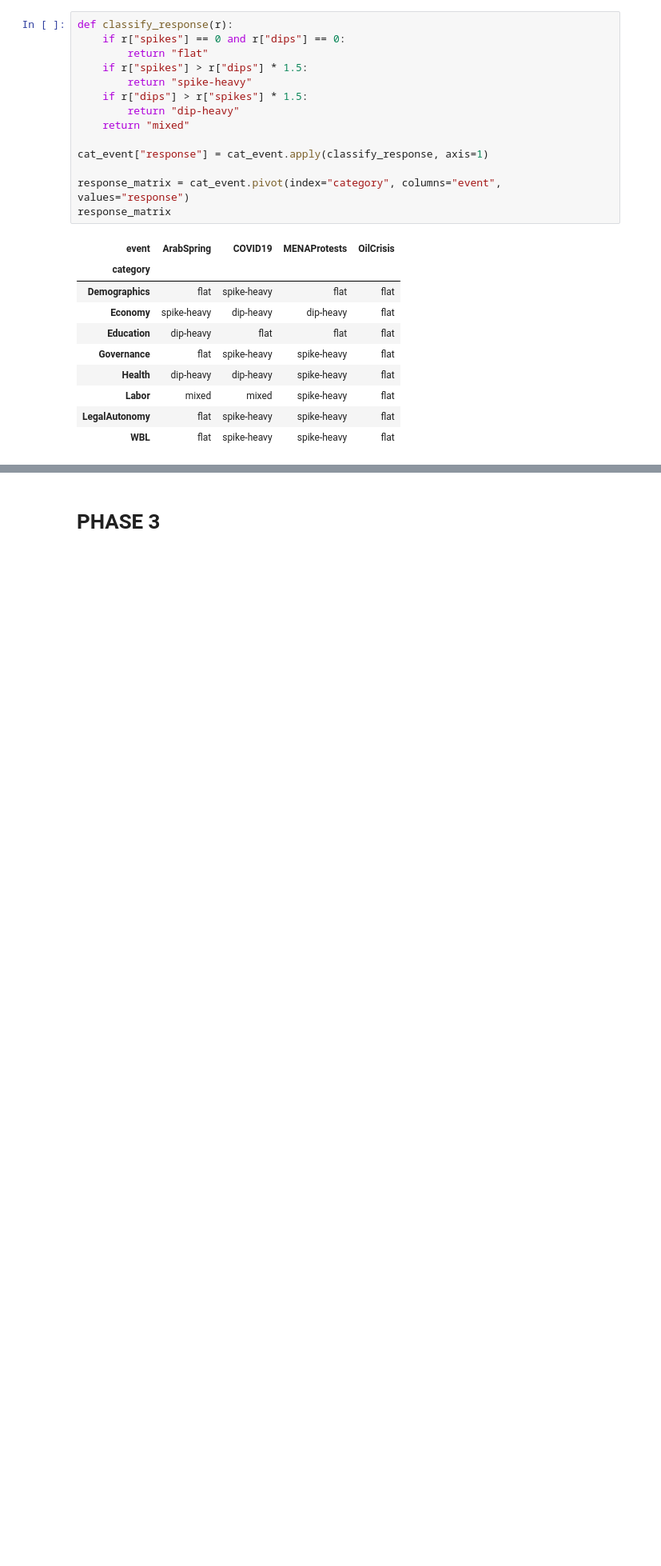
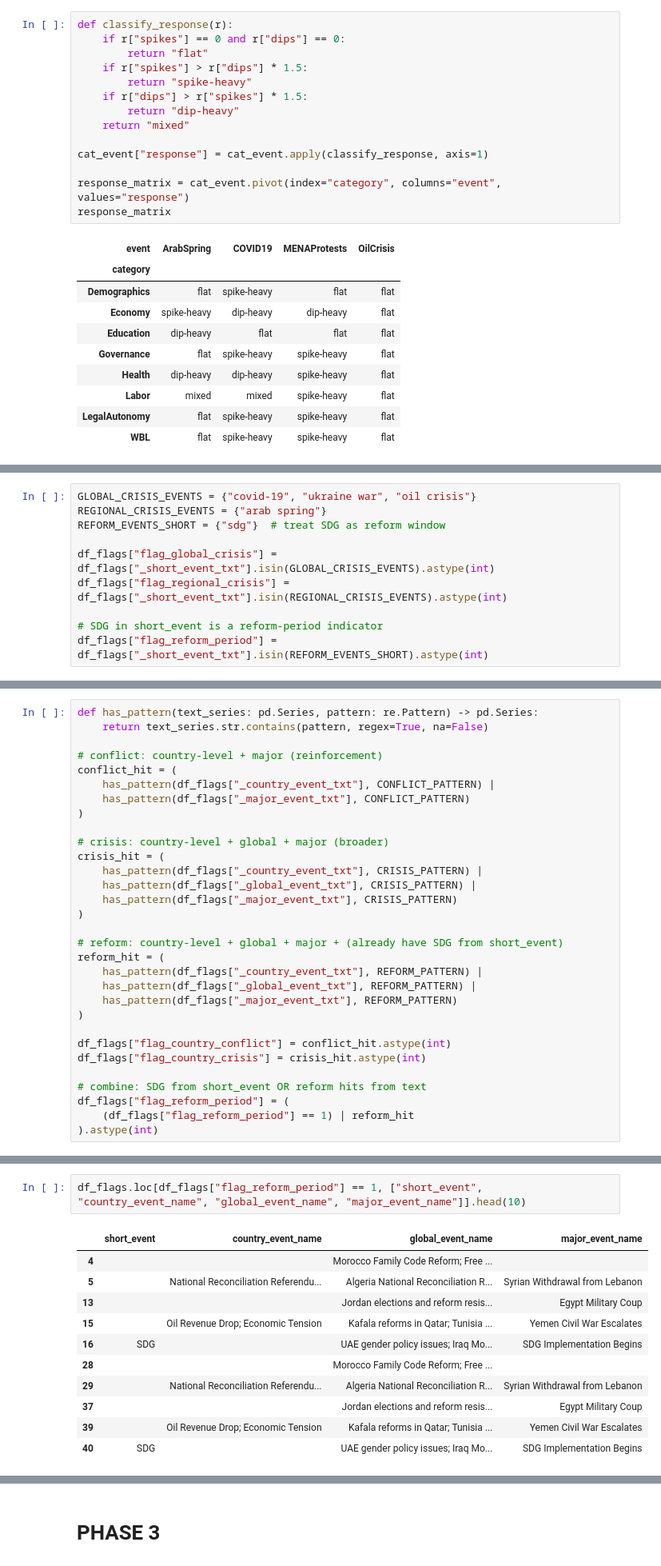
Before and after one commit to daniehben/worldbank-api-pipeline, a Jupyter notebook: notebooks/Event_Overlay.ipynb, the cells around one changed output, grey strips where cells are left out. Shown at 80% size. Drawn from its saved outputs; the diff is of its cells as text; blank space fills up the shorter version.

```diff
--- a/notebooks/Event_Overlay.ipynb
+++ b/notebooks/Event_Overlay.ipynb
@@ -607,0 +739,10 @@ response_matrix
+# %%
+GLOBAL_CRISIS_EVENTS = {"covid-19", "ukraine war", "oil crisis"}
+REGIONAL_CRISIS_EVENTS = {"arab spring"}
+REFORM_EVENTS_SHORT = {"sdg"}  # treat SDG as reform window
+
+df_flags["flag_global_crisis"] = df_flags["_short_event_txt"].isin(GLOBAL_CRISIS_EVENTS).astype(int)
+df_flags["flag_regional_crisis"] = df_flags["_short_event_txt"].isin(REGIONAL_CRISIS_EVENTS).astype(int)
+
+# SDG in short_event is a reform-period indicator
+df_flags["flag_reform_period"] = df_flags["_short_event_txt"].isin(REFORM_EVENTS_SHORT).astype(int)
@@ -607,0 +773,31 @@ response_matrix
+# %%
+def has_pattern(text_series: pd.Series, pattern: re.Pattern) -> pd.Series:
+    return text_series.str.contains(pattern, regex=True, na=False)
+
+# conflict: country-level + major (reinforcement)
+conflict_hit = (
+    has_pattern(df_flags["_country_event_txt"], CONFLICT_PATTERN) |
+    has_pattern(df_flags["_major_event_txt"], CONFLICT_PATTERN)
+)
+
+# crisis: country-level + global + major (broader)
+crisis_hit = (
+    has_pattern(df_flags["_country_event_txt"], CRISIS_PATTERN) |
+    has_pattern(df_flags["_global_event_txt"], CRISIS_PATTERN) |
+    has_pattern(df_flags["_major_event_txt"], CRISIS_PATTERN)
+)
+
+# reform: country-level + global + major + (already have SDG from short_event)
+reform_hit = (
+    has_pattern(df_flags["_country_event_txt"], REFORM_PATTERN) |
+    has_pattern(df_flags["_global_event_txt"], REFORM_PATTERN) |
+    has_pattern(df_flags["_major_event_txt"], REFORM_PATTERN)
+)
+
+df_flags["flag_country_conflict"] = conflict_hit.astype(int)
+df_flags["flag_country_crisis"] = crisis_hit.astype(int)
+
+# combine: SDG from short_event OR reform hits from text
+df_flags["flag_reform_period"] = (
+    (df_flags["flag_reform_period"] == 1) | reform_hit
+).astype(int)
@@ -607,0 +842,14 @@ response_matrix
+# %%
+df_flags.loc[df_flags["flag_reform_period"] == 1, ["short_event", "country_event_name", "global_event_name", "major_event_name"]].head(10)
+# %% [output]
+|  | short_event | country_event_name | global_event_name | major_event_name |
+| 4 |  |  | Morocco Family Code Reform; Free ... |  |
+| 5 |  | National Reconciliation Referendu... | Algeria National Reconciliation R... | Syrian Withdrawal from Lebanon |
+| 13 |  |  | Jordan elections and reform resis... | Egypt Military Coup |
+| 15 |  | Oil Revenue Drop; Economic Tension | Kafala reforms in Qatar; Tunisia ... | Yemen Civil War Escalates |
+| 16 | SDG |  | UAE gender policy issues; Iraq Mo... | SDG Implementation Begins |
+| 28 |  |  | Morocco Family Code Reform; Free ... |  |
+| 29 |  | National Reconciliation Referendu... | Algeria National Reconciliation R... | Syrian Withdrawal from Lebanon |
+| 37 |  |  | Jordan elections and reform resis... | Egypt Military Coup |
+| 39 |  | Oil Revenue Drop; Economic Tension | Kafala reforms in Qatar; Tunisia ... | Yemen Civil War Escalates |
+| 40 | SDG |  | UAE gender policy issues; Iraq Mo... | SDG Implementation Begins |
```
Also changed, not shown: parts of 27 cells of this notebook, 2 other files.
